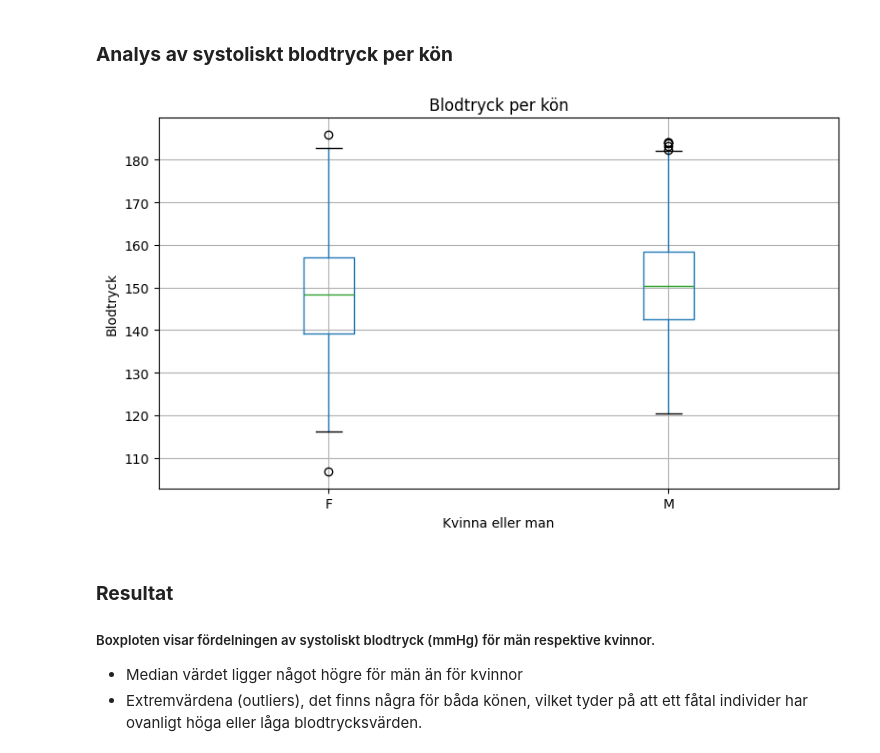
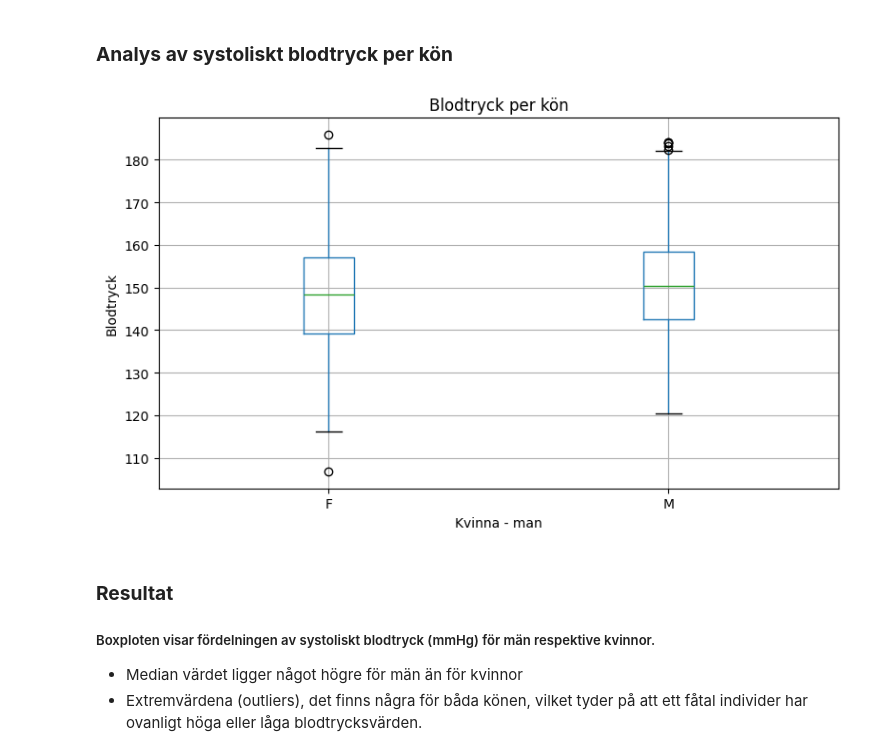
Before and after one commit to Cym3ra/health_study, a Jupyter notebook: healthstudy.ipynb, the cells around one changed output. Cells and saved outputs as stored; diff of their text form; code cells hidden in the pictures.

```diff
--- a/healthstudy.ipynb
+++ b/healthstudy.ipynb
@@ -135,9 +138,9 @@ R^2                     :  0.032
 # %% [markdown]
 ### **Analys av systoliskt blodtryck per kön**
 # %%
-healthviz.plot_box("systolic_bp", "sex", "Blodtryck per kön", "Kvinna eller man", "Blodtryck")
+healthviz.plot_box("systolic_bp", "sex", "Blodtryck per kön", "Kvinna - man", "Blodtryck")
 # %% [output]
-[figure, old version]
+[figure, new version]
 # %% [markdown]
 ### **Resultat**
 
```
Also changed, not shown: parts of 6 cells of this notebook, 1 other file.
